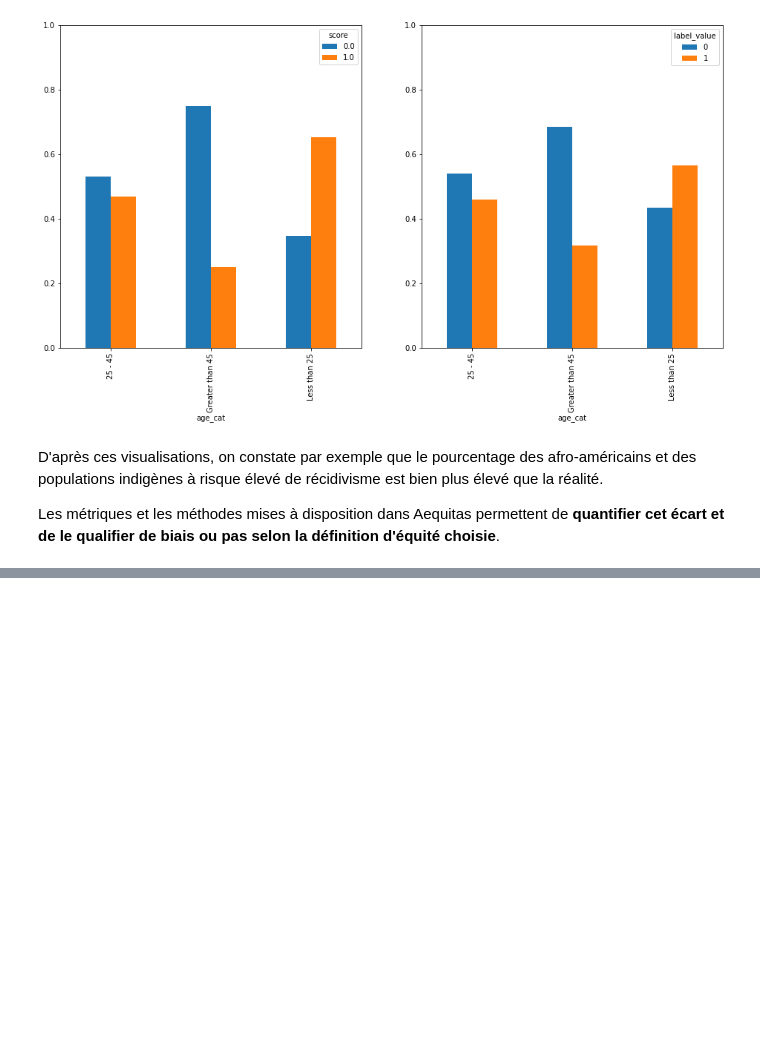
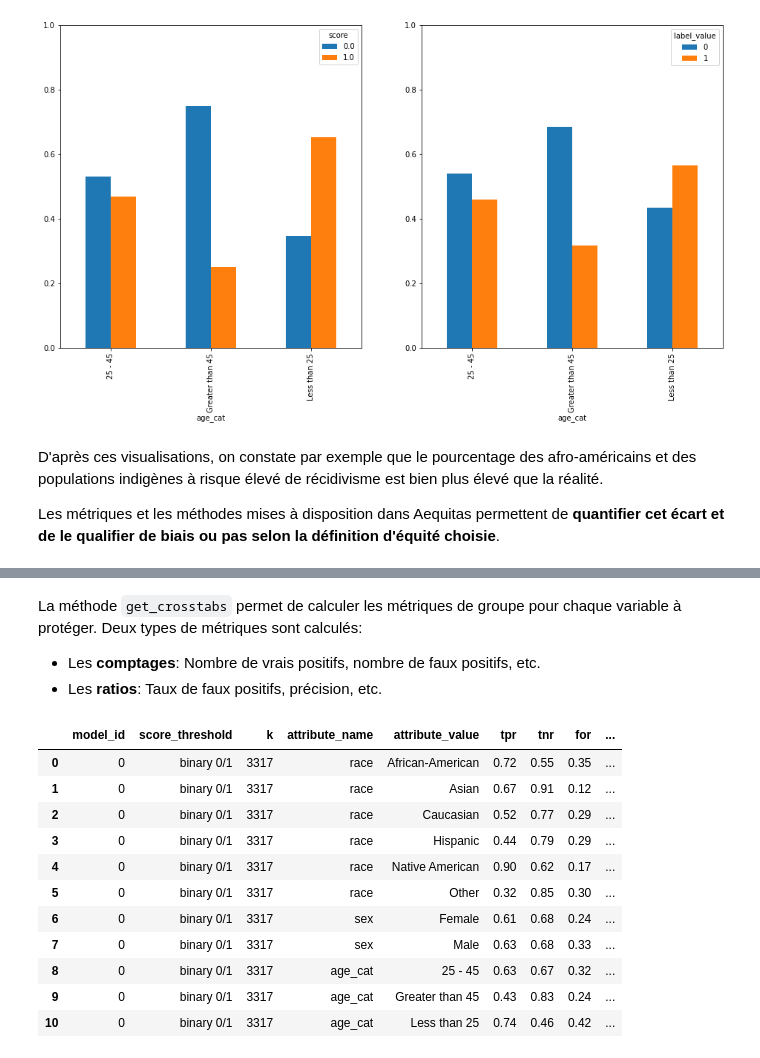
Before and after one commit to chsafouane/aequitas_disc, a Jupyter notebook: notebooks/aequitas_presentation.ipynb, the cells around one changed output, grey strips where cells are left out. Drawn from its saved outputs; the diff is of its cells as text; code cells hidden in the pictures; blank space fills up the shorter version.

Commit message:
Add group metrics results

```diff
--- a/notebooks/aequitas_presentation.ipynb
+++ b/notebooks/aequitas_presentation.ipynb
@@ -213,0 +222,22 @@ Les métriques et les méthodes mises à disposition dans Aequitas permettent de
+# %% [markdown]
+La méthode `get_crosstabs` permet de calculer les métriques de groupe pour chaque variable à protéger. Deux types de métriques sont calculés:
+- Les **comptages**: Nombre de vrais positifs, nombre de faux positifs, etc.
+- Les **ratios**: Taux de faux positifs, précision, etc.
+# %%
+g = Group()
+grp_table, _ = g.get_crosstabs(df_compas, attr_cols=["race", "sex", "age_cat"])
+# %%
+grp_table.round(2)
+# %% [output]
+|  | model_id | score_threshold | k | attribute_name | attribute_value | tpr | tnr | for | ... |
+| 0 | 0 | binary 0/1 | 3317 | race | African-American | 0.72 | 0.55 | 0.35 | ... |
+| 1 | 0 | binary 0/1 | 3317 | race | Asian | 0.67 | 0.91 | 0.12 | ... |
+| 2 | 0 | binary 0/1 | 3317 | race | Caucasian | 0.52 | 0.77 | 0.29 | ... |
+| 3 | 0 | binary 0/1 | 3317 | race | Hispanic | 0.44 | 0.79 | 0.29 | ... |
+| 4 | 0 | binary 0/1 | 3317 | race | Native American | 0.90 | 0.62 | 0.17 | ... |
+| 5 | 0 | binary 0/1 | 3317 | race | Other | 0.32 | 0.85 | 0.30 | ... |
+| 6 | 0 | binary 0/1 | 3317 | sex | Female | 0.61 | 0.68 | 0.24 | ... |
+| 7 | 0 | binary 0/1 | 3317 | sex | Male | 0.63 | 0.68 | 0.33 | ... |
+| 8 | 0 | binary 0/1 | 3317 | age_cat | 25 - 45 | 0.63 | 0.67 | 0.32 | ... |
+| 9 | 0 | binary 0/1 | 3317 | age_cat | Greater than 45 | 0.43 | 0.83 | 0.24 | ... |
+| 10 | 0 | binary 0/1 | 3317 | age_cat | Less than 25 | 0.74 | 0.46 | 0.42 | ... |
```
Also changed, not shown: parts of 3 cells of this notebook.
